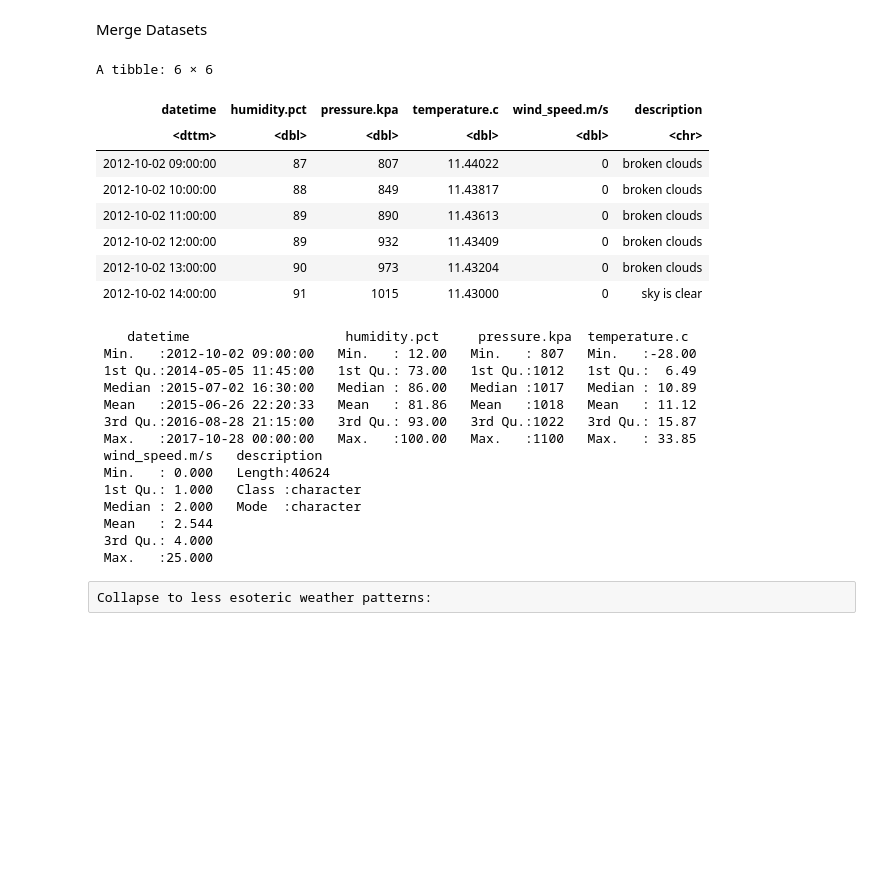
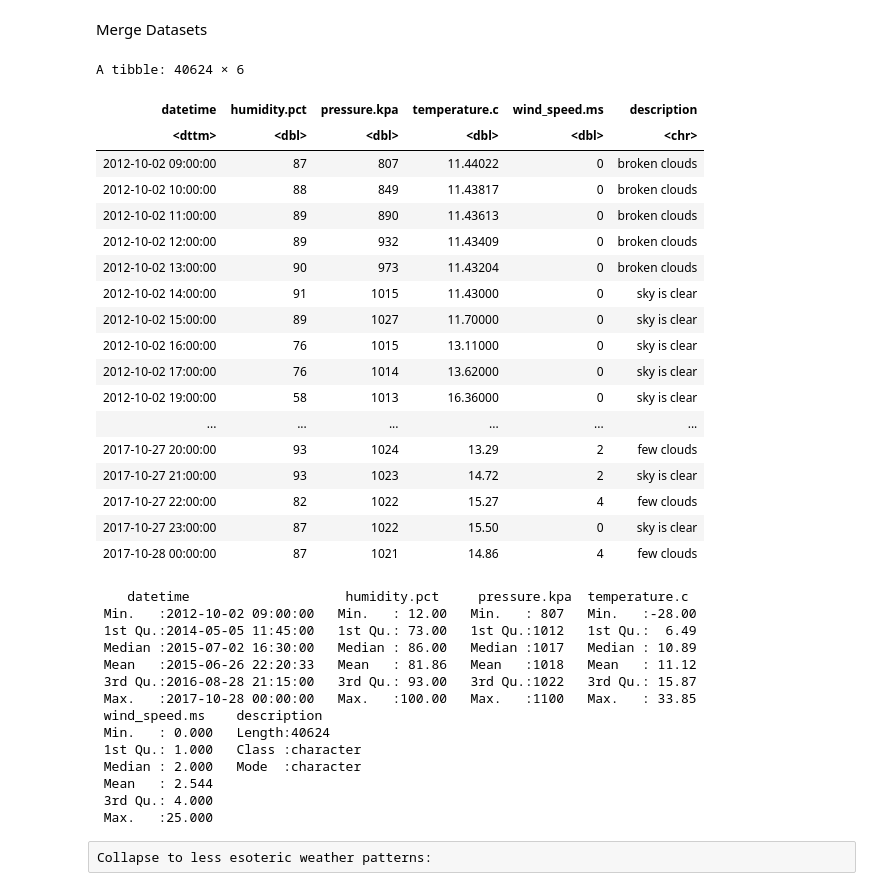
Before and after one commit to StuartLiv/DSCI100Group, a Jupyter notebook: data_exploration.ipynb, the cells around one changed output. Saved outputs shown, nothing was run; the diff lists cells and outputs as text; code cells hidden in the pictures; blank space fills up the shorter version.

```diff
--- a/data_exploration.ipynb
+++ b/data_exploration.ipynb
@@ -40,17 +40,17 @@ Merge Datasets
 # %%
 weather_data_verbose = left_join(humidity_van, pressure_van, by = "datetime") %>%
                 left_join(temperature_van, by = "datetime") %>%
                 left_join(wind_van, by = "datetime") %>%
                 left_join(description_van, by = "datetime") %>%
-                `colnames<-`(c("datetime", "humidity.pct", "pressure.kpa", "temperature.c", "wind_speed.m/s", "description")) %>%
+                `colnames<-`(c("datetime", "humidity.pct", "pressure.kpa", "temperature.c", "wind_speed.ms", "description")) %>%
                 na.omit() %>%
                 mutate(temperature.c = temperature.c - 273.15)
 
-head(weather_data_verbose)
+weather_data_verbose
 summary(weather_data_verbose)
 # %% [output]
-A tibble: 6 × 6
+A tibble: 40624 × 6
-| datetime | humidity.pct | pressure.kpa | temperature.c | wind_speed.m/s | description |
+| datetime | humidity.pct | pressure.kpa | temperature.c | wind_speed.ms | description |
 | <dttm> | <dbl> | <dbl> | <dbl> | <dbl> | <chr> |
 | 2012-10-02 09:00:00 | 87 | 807 | 11.44022 | 0 | broken clouds |
 | 2012-10-02 10:00:00 | 88 | 849 | 11.43817 | 0 | broken clouds |
@@ -58,6 +58,16 @@ A tibble: 6 × 6
 | 2012-10-02 12:00:00 | 89 | 932 | 11.43409 | 0 | broken clouds |
 | 2012-10-02 13:00:00 | 90 | 973 | 11.43204 | 0 | broken clouds |
 | 2012-10-02 14:00:00 | 91 | 1015 | 11.43000 | 0 | sky is clear |
+| 2012-10-02 15:00:00 | 89 | 1027 | 11.70000 | 0 | sky is clear |
+| 2012-10-02 16:00:00 | 76 | 1015 | 13.11000 | 0 | sky is clear |
+| 2012-10-02 17:00:00 | 76 | 1014 | 13.62000 | 0 | sky is clear |
+| 2012-10-02 19:00:00 | 58 | 1013 | 16.36000 | 0 | sky is clear |
+| ... | ... | ... | ... | ... | ... |
+| 2017-10-27 20:00:00 | 93 | 1024 | 13.29 | 2 | few clouds |
+| 2017-10-27 21:00:00 | 93 | 1023 | 14.72 | 2 | sky is clear |
+| 2017-10-27 22:00:00 | 82 | 1022 | 15.27 | 4 | few clouds |
+| 2017-10-27 23:00:00 | 87 | 1022 | 15.50 | 0 | sky is clear |
+| 2017-10-28 00:00:00 | 87 | 1021 | 14.86 | 4 | few clouds |
     datetime                    humidity.pct     pressure.kpa  temperature.c
  Min.   :2012-10-02 09:00:00   Min.   : 12.00   Min.   : 807   Min.   :-28.00
  1st Qu.:2014-05-05 11:45:00   1st Qu.: 73.00   1st Qu.:1012   1st Qu.:  6.49
@@ -65,7 +75,7 @@ A tibble: 6 × 6
  Mean   :2015-06-26 22:20:33   Mean   : 81.86   Mean   :1018   Mean   : 11.12
  3rd Qu.:2016-08-28 21:15:00   3rd Qu.: 93.00   3rd Qu.:1022   3rd Qu.: 15.87
  Max.   :2017-10-28 00:00:00   Max.   :100.00   Max.   :1100   Max.   : 33.85
- wind_speed.m/s   description
+ wind_speed.ms    description
  Min.   : 0.000   Length:40624
  1st Qu.: 1.000   Class :character
  Median : 2.000   Mode  :character
```
Also changed, not shown: parts of 5 cells of this notebook, 1 other file.
